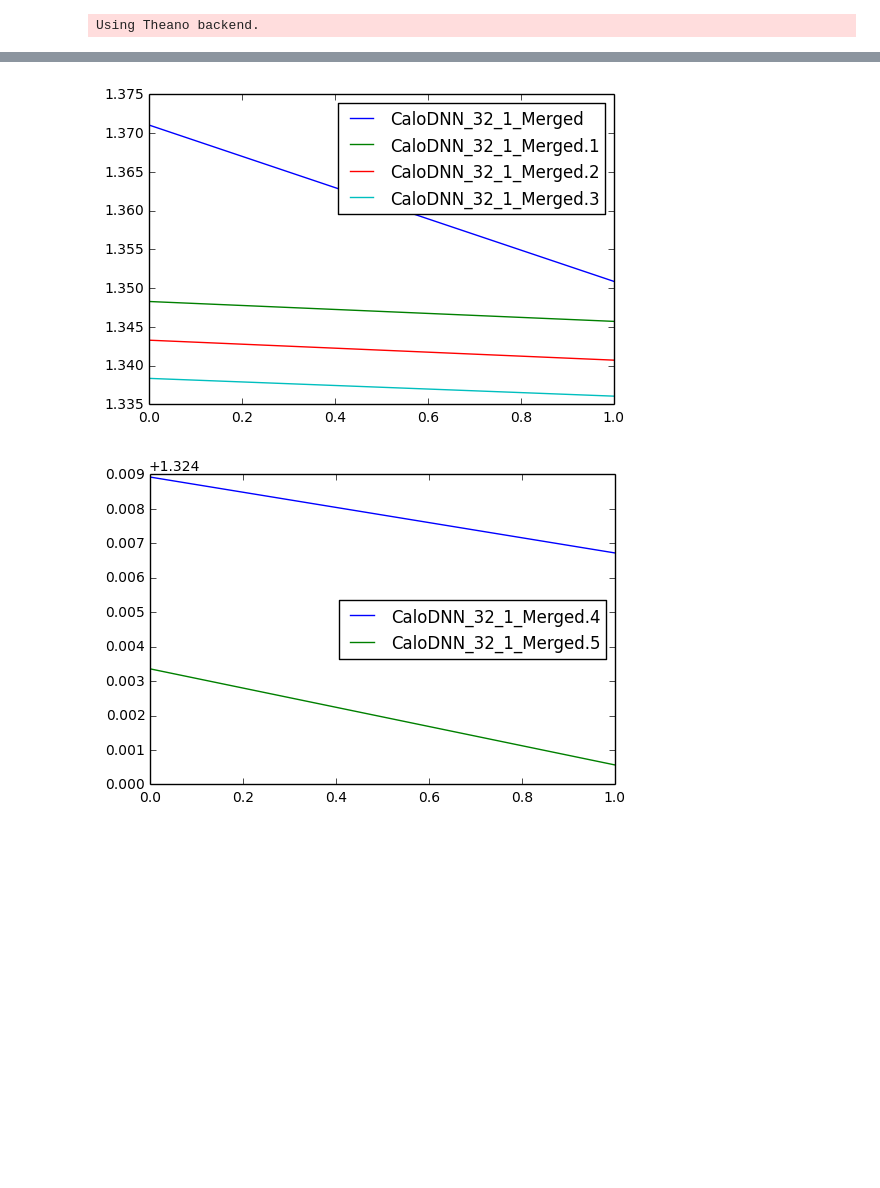
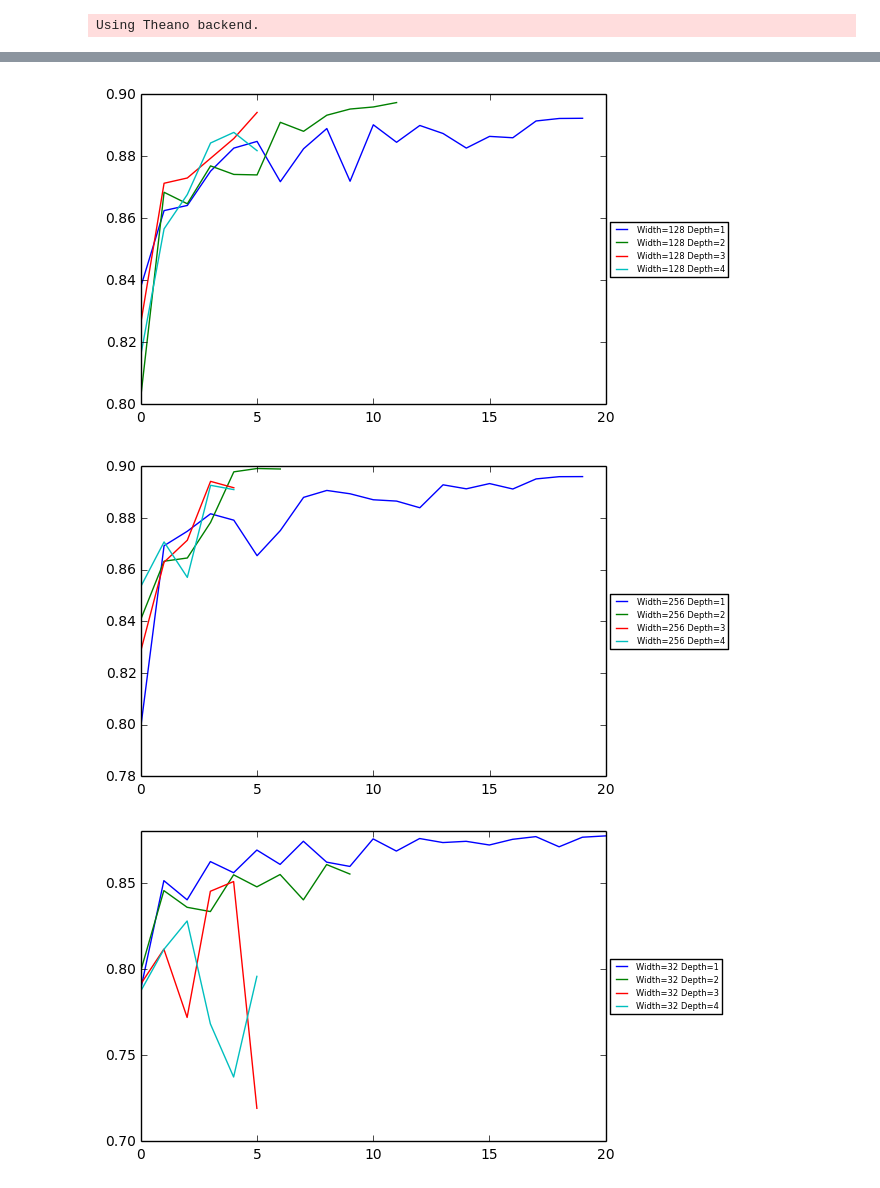
Before and after one commit to UTA-HEP-Computing/CaloDNN, a Jupyter notebook: AnalyzeScan.ipynb, the cells around one changed output, grey strips where cells are left out. Saved outputs shown, nothing was run; the diff lists cells and outputs as text; code cells hidden in the pictures; blank space fills up the shorter version.

```diff
--- a/AnalyzeScan.ipynb
+++ b/AnalyzeScan.ipynb
@@ -10,9 +10,8 @@ import numpy as np
 Using Theano backend.
 # %%
 # Choose the Models to look at
-
 import glob
 #ModelDirs=filter(lambda n: n[-1]!="1", glob.glob("TrainedModels.Run.1/*"))
-ModelDirs=glob.glob("TrainedModels/*")
+ModelDirs=glob.glob("TrainedModels/*.1")
 
 MyModels=LoadModels(ModelDirs,MetaDataOnly=True)
@@ -44,6 +58,8 @@ CaloDNN_32_1_Merged.5       32        1         2     0.8215     0.8038      0.9
 # %%
 # Plot Historical MetaData... put 4 models per plot
-PlotMetaDataMany(MyModels,4,["History","val_loss"])
+#PlotMetaDataMany(MyModels,4,["History","val_loss"],loc="center left")
+PlotMetaDataMany(MyModels,4,["All_History.val_acc"],loc="center left")
 # %% [output]
-[figure, old version]
+[figure, new version]
-[figure, old version]
+[figure, new version]
+[figure, added]
```
Also changed, not shown: parts of 10 cells of this notebook.
